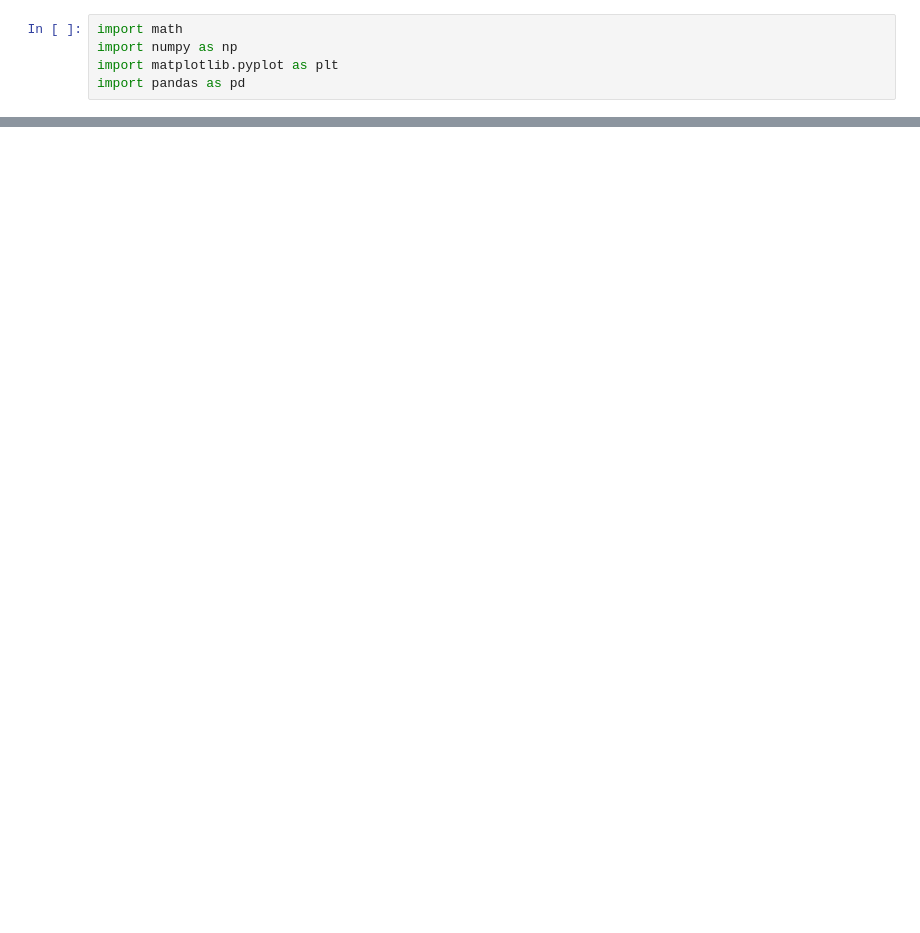
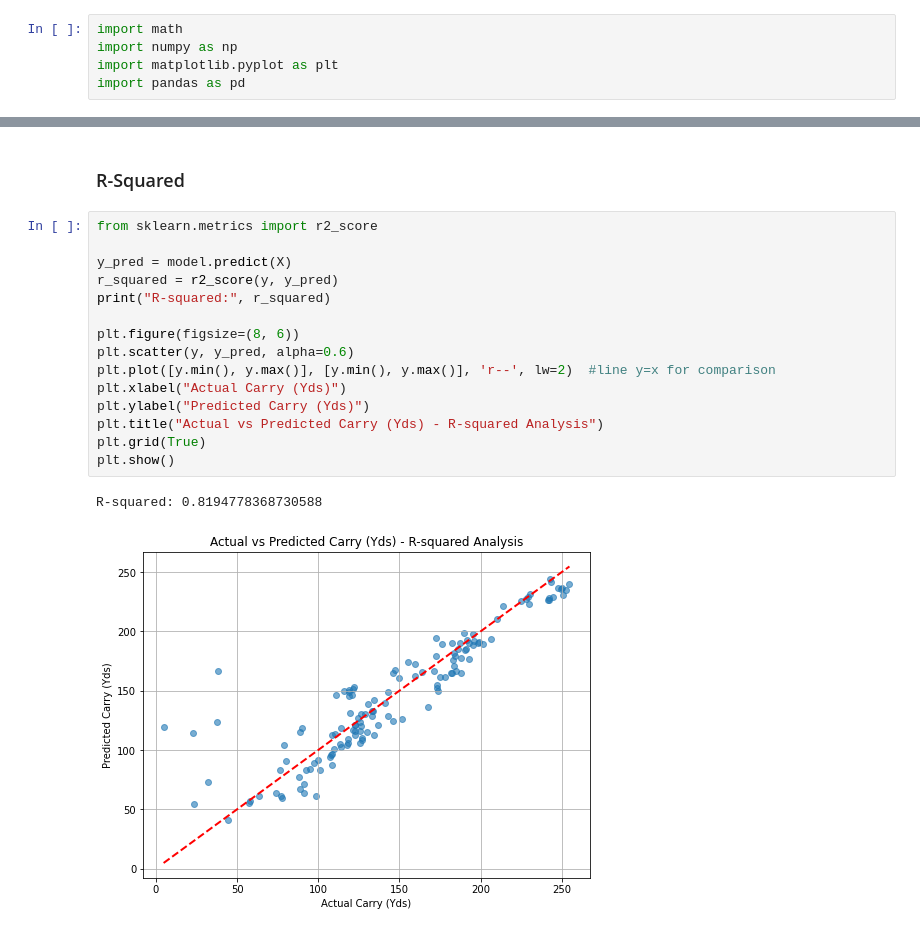
Before and after one commit to ericaking1/golfanalytics, a Jupyter notebook: golfanalytics.ipynb, the cells around one changed output, grey strips where cells are left out. Cells and saved outputs as stored; diff of their text form; blank space fills up the shorter version.

```diff
--- a/golfanalytics.ipynb
+++ b/golfanalytics.ipynb
@@ -212,0 +203,20 @@ plt.show()
+# %% [markdown]
+### R-Squared
+# %%
+from sklearn.metrics import r2_score
+
+y_pred = model.predict(X)
+r_squared = r2_score(y, y_pred)
+print("R-squared:", r_squared)
+
+plt.figure(figsize=(8, 6))
+plt.scatter(y, y_pred, alpha=0.6)
+plt.plot([y.min(), y.max()], [y.min(), y.max()], 'r--', lw=2)  #line y=x for comparison
+plt.xlabel("Actual Carry (Yds)")
+plt.ylabel("Predicted Carry (Yds)")
+plt.title("Actual vs Predicted Carry (Yds) - R-squared Analysis")
+plt.grid(True)
+plt.show()
+# %% [output]
+R-squared: 0.8194778368730588
+[figure, added]
```
Also changed, not shown: parts of 18 cells of this notebook.
